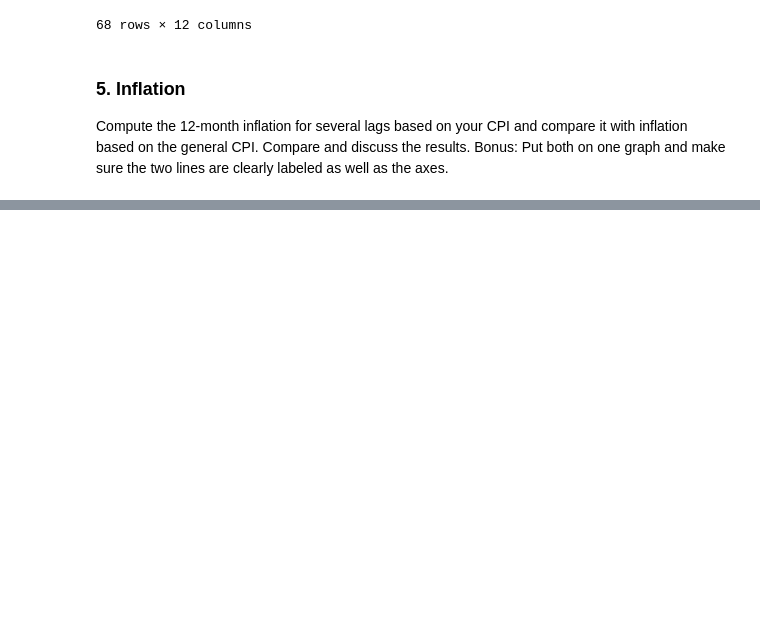
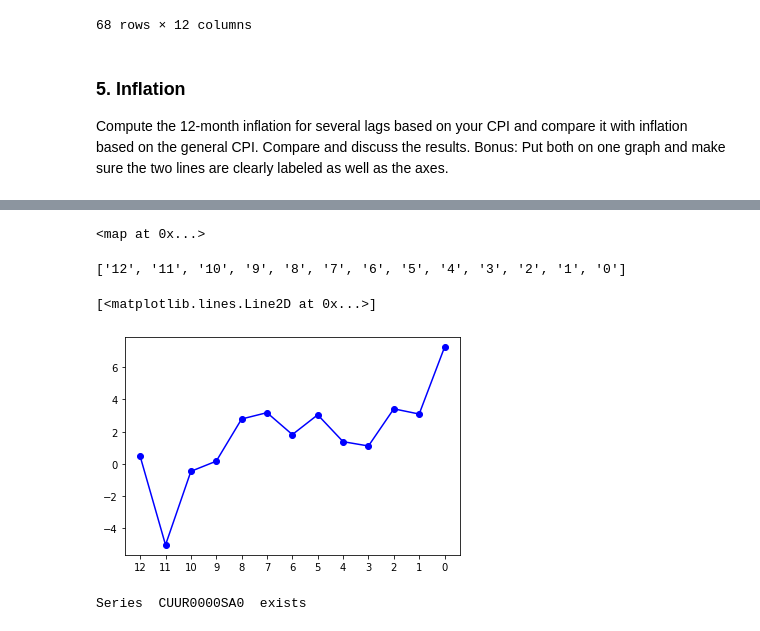
Before and after one commit to georgiawright1/econ-1923-project-1, a Jupyter notebook: Project 1.ipynb, the cells around one changed output, grey strips where cells are left out. Saved outputs shown, nothing was run; the diff lists cells and outputs as text; code cells hidden in the pictures; blank space fills up the shorter version.

Commit message:
graphs added

```diff
--- a/Project 1.ipynb
+++ b/Project 1.ipynb
@@ -464,3 +426,15 @@ myData
 ### 5. Inflation
 Compute the 12-month inflation for several lags based on your CPI and compare it with inflation based on the general CPI. Compare and discuss the results.
 Bonus: Put both on one graph and make sure the two lines are clearly labeled as well as the axes.
+# %%
+def inflation(lag):
+    # This function computes the percent change in the level of prices (inflation) for the
+    # 12 months starting '12+lag' months ago and ending 'lag' months ago.
+    # lag is an integer input
+
+    new = float(result3['Results']['series'][0]['data'][lag]['value'])
+    old = float(result3['Results']['series'][0]['data'][12+lag]['value'])
+
+    change = (new/old - 1)*100
+    print('Inflation in the period starting ', lag, 'months ago and ending', 12+lag, 'months ago was ',round(change,1),'%')
+    return change
@@ -466,0 +452,6 @@ Bonus: Put both on one graph and make sure the two lines are clearly labeled as
+# %%
+lags =[]
+changes2 = []
+for i in range(13):
+    lags.append(i)
+    changes2.append(inflation(i))
@@ -466,0 +498,11 @@ Bonus: Put both on one graph and make sure the two lines are clearly labeled as
+# %%
+def int2str(i):
+    return str(i)
+
+mlags = map(int2str,lags)
+# %%
+mlags
+# %% [output]
+<map at 0x...>
+# %%
+slags2 = list(mlags)
@@ -466,0 +511,4 @@ Bonus: Put both on one graph and make sure the two lines are clearly labeled as
+# %%
+slags2
+# %% [output]
+['12', '11', '10', '9', '8', '7', '6', '5', '4', '3', '2', '1', '0']
@@ -466,0 +517,5 @@ Bonus: Put both on one graph and make sure the two lines are clearly labeled as
+# %%
+plt.plot(slags2, changes2, color='blue', marker='o', linestyle='solid')
+# %% [output]
+[<matplotlib.lines.Line2D at 0x...>]
+[figure, added]
@@ -466,0 +524,4 @@ Bonus: Put both on one graph and make sure the two lines are clearly labeled as
+# %%
+result4 = Series3(b4,key)
+# %% [output]
+Series  CUUR0000SA0  exists
```
Also changed, not shown: parts of 31 cells of this notebook.
